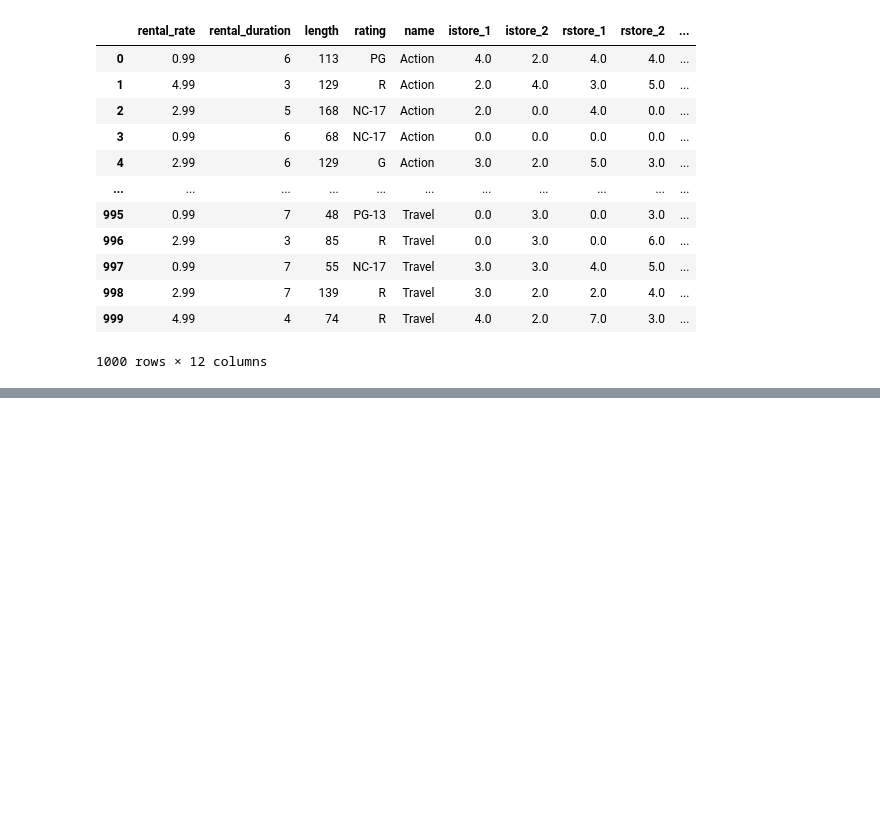
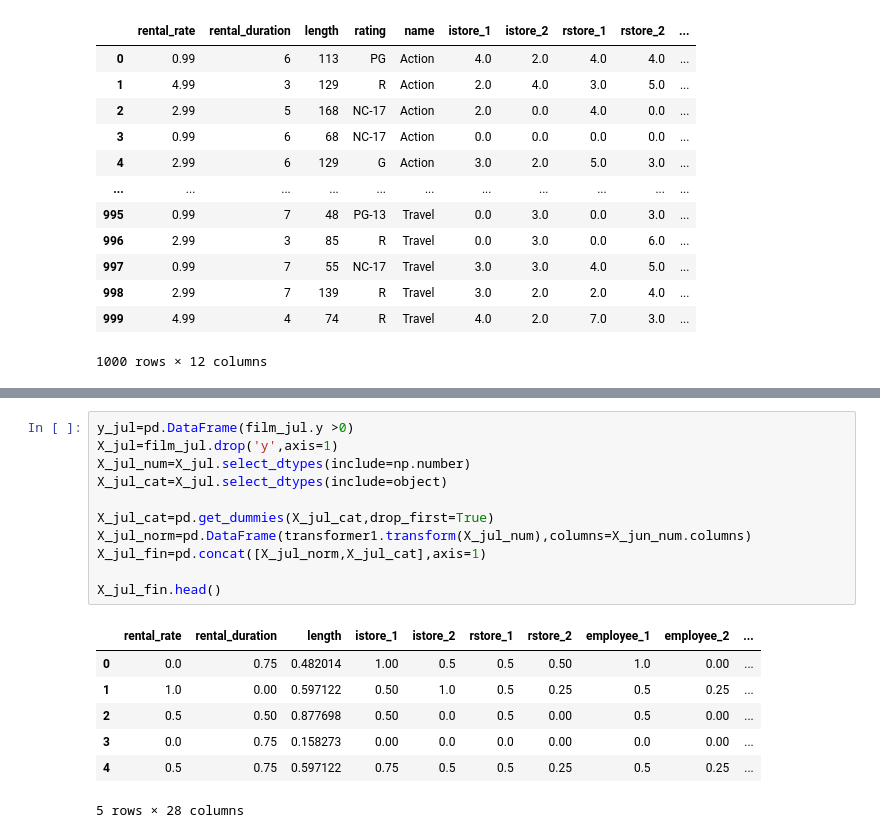
Before and after one commit to DaLahrmann/lab-predictions-logistic-regression, a Jupyter notebook: Sakila_python.ipynb, the cells around one changed output, grey strips where cells are left out. Cells and saved outputs as stored; diff of their text form; blank space fills up the shorter version.

```diff
--- a/Sakila_python.ipynb
+++ b/Sakila_python.ipynb
@@ -571,0 +591,19 @@ display(film_aug)
+# %%
+y_jul=pd.DataFrame(film_jul.y >0)
+X_jul=film_jul.drop('y',axis=1)
+X_jul_num=X_jul.select_dtypes(include=np.number)
+X_jul_cat=X_jul.select_dtypes(include=object)
+
+X_jul_cat=pd.get_dummies(X_jul_cat,drop_first=True)
+X_jul_norm=pd.DataFrame(transformer1.transform(X_jul_num),columns=X_jun_num.columns)
+X_jul_fin=pd.concat([X_jul_norm,X_jul_cat],axis=1)
+
+X_jul_fin.head()
+# %% [output]
+|  | rental_rate | rental_duration | length | istore_1 | istore_2 | rstore_1 | rstore_2 | employee_1 | employee_2 | ... |
+| 0 | 0.0 | 0.75 | 0.482014 | 1.00 | 0.5 | 0.5 | 0.50 | 1.0 | 0.00 | ... |
+| 1 | 1.0 | 0.00 | 0.597122 | 0.50 | 1.0 | 0.5 | 0.25 | 0.5 | 0.25 | ... |
+| 2 | 0.5 | 0.50 | 0.877698 | 0.50 | 0.0 | 0.5 | 0.00 | 0.5 | 0.00 | ... |
+| 3 | 0.0 | 0.75 | 0.158273 | 0.00 | 0.0 | 0.0 | 0.00 | 0.0 | 0.00 | ... |
+| 4 | 0.5 | 0.75 | 0.597122 | 0.75 | 0.5 | 0.5 | 0.25 | 0.5 | 0.25 | ... |
+5 rows × 28 columns
```
Also changed, not shown: parts of 13 cells of this notebook.
